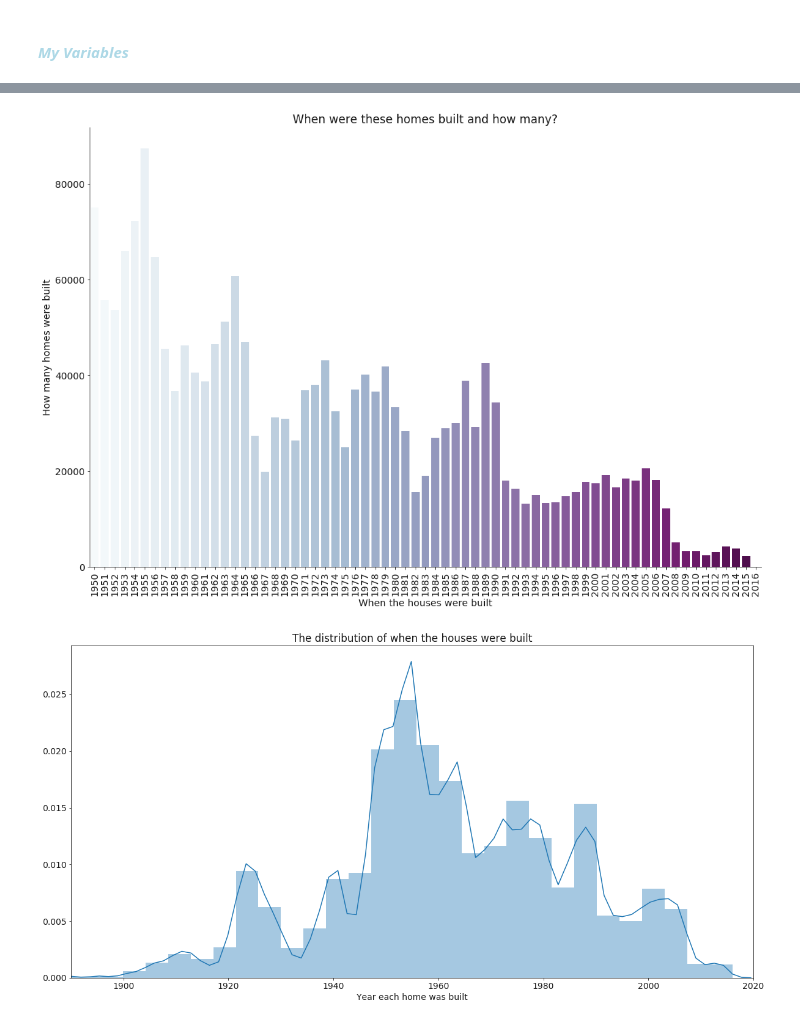
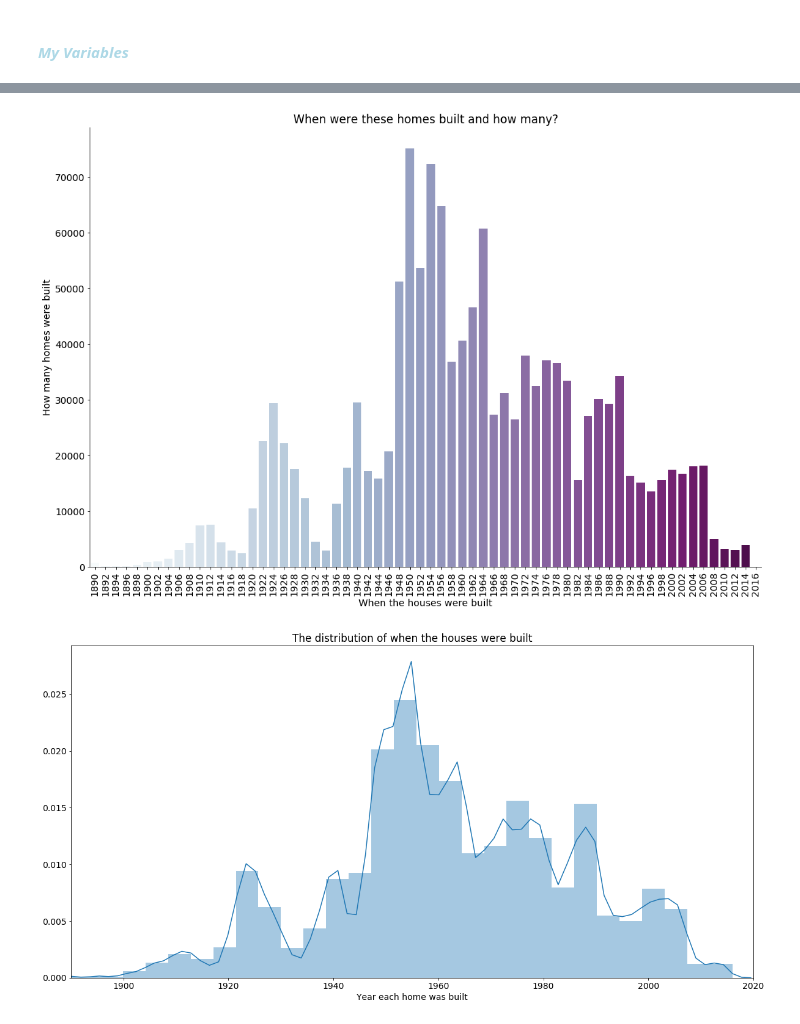
Before and after one commit to efuller11/Thinkful, a Jupyter notebook: Capstone Housing Market.ipynb, the cells around one changed output, grey strips where cells are left out. Drawn from its saved outputs; the diff is of its cells as text; code cells hidden in the pictures.

```diff
--- a/Capstone Housing Market.ipynb
+++ b/Capstone Housing Market.ipynb
@@ -21,7 +31,6 @@ zillow_dataset = pd.read_csv('properties_2017.csv')
 # %%
-zillow_dataset_cols = ["bathroomcnt", "bedroomcnt", "calculatedfinishedsquarefeet",
-                       "landtaxvaluedollarcnt", "lotsizesquarefeet","regionidzip",
-                       "structuretaxvaluedollarcnt", "yearbuilt"]
+zillow_dataset_cols = ["yearbuilt", "bathroomcnt", "bedroomcnt", "calculatedfinishedsquarefeet",
+                       "landtaxvaluedollarcnt", "lotsizesquarefeet", "structuretaxvaluedollarcnt"]
 zillow_subset = zillow_dataset[zillow_dataset_cols]
 # %%
 #Dropping rows with NAs
@@ -113,13 +120,14 @@ plt.show()
 # %%
 sns.factorplot(x="yearbuilt", data=zillow_subset, kind="count",
-               palette="BuPu", size=10, aspect=1.5, order=np.arange(1950, 2017))
+               palette="BuPu", size=10, aspect=1.5,
+               order=np.arange(1890, 2017, 2))
 plt.xticks(rotation = 90)
 plt.title('When were these homes built and how many?')
 plt.xlabel('When the houses were built')
 plt.ylabel('How many homes were built')
 plt.show()
 # %% [output]
-[figure, old version]
+[figure, new version]
 # %%
 sns.distplot(year_built)
 plt.xlim(1890, 2020)
```
Also changed, not shown: parts of 28 cells of this notebook.
